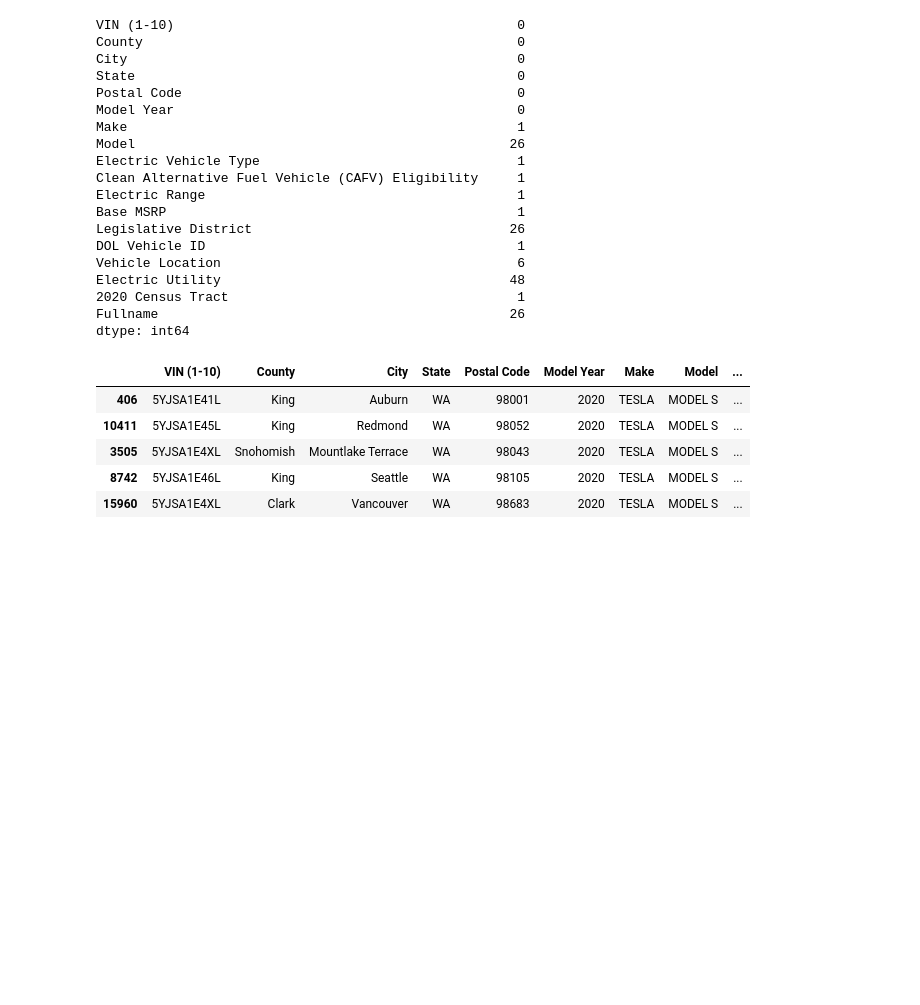
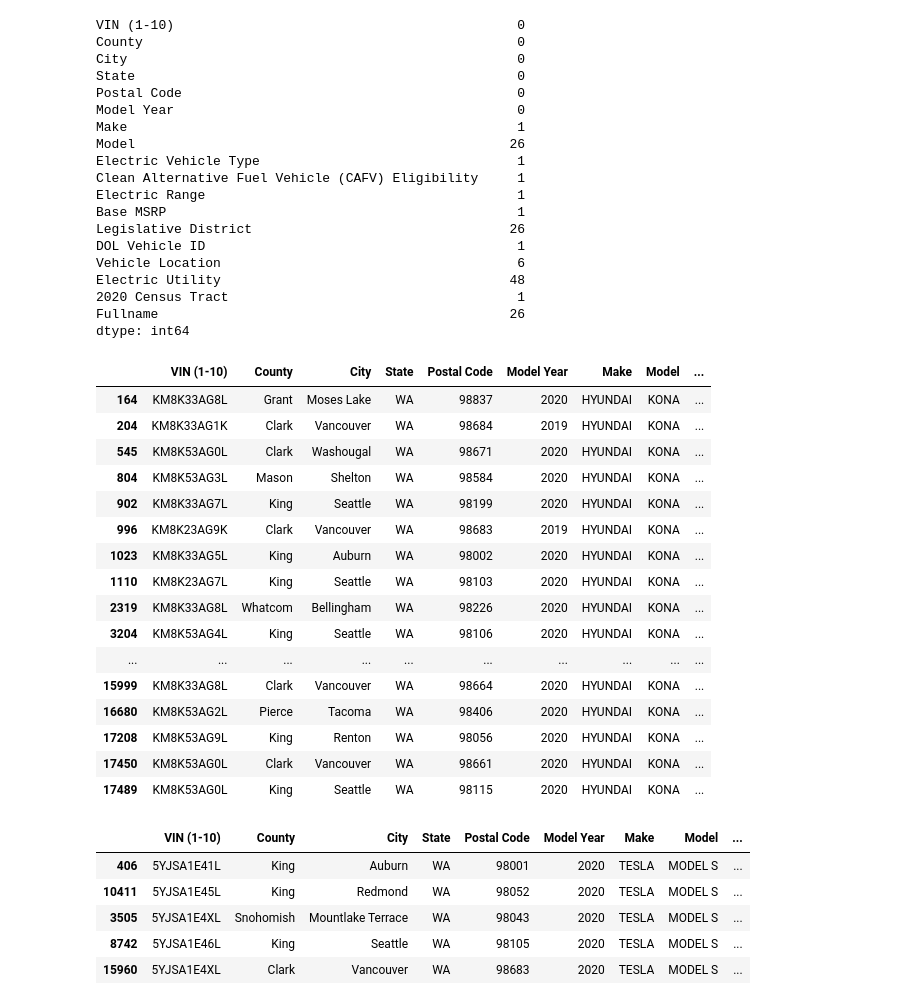
Before and after one commit to leoisqualified/data-analysis-and-ml, a Jupyter notebook: Electric_Vehicle.ipynb, the cells around one changed output. Cells and saved outputs as stored; diff of their text form; code cells hidden in the pictures; blank space fills up the shorter version.

```diff
--- a/Electric_Vehicle.ipynb
+++ b/Electric_Vehicle.ipynb
@@ -64,6 +64,25 @@ Fullname                                             26
 dtype: int64
 # %%
 df1 = df.fillna(value=0)
+df1[df1['Fullname']=='HYUNDAI-KONA']
+# %% [output]
+|  | VIN (1-10) | County | City | State | Postal Code | Model Year | Make | Model | ... |
+| 164 | KM8K33AG8L | Grant | Moses Lake | WA | 98837 | 2020 | HYUNDAI | KONA | ... |
+| 204 | KM8K33AG1K | Clark | Vancouver | WA | 98684 | 2019 | HYUNDAI | KONA | ... |
+| 545 | KM8K53AG0L | Clark | Washougal | WA | 98671 | 2020 | HYUNDAI | KONA | ... |
+| 804 | KM8K53AG3L | Mason | Shelton | WA | 98584 | 2020 | HYUNDAI | KONA | ... |
+| 902 | KM8K33AG7L | King | Seattle | WA | 98199 | 2020 | HYUNDAI | KONA | ... |
+| 996 | KM8K23AG9K | Clark | Vancouver | WA | 98683 | 2019 | HYUNDAI | KONA | ... |
+| 1023 | KM8K33AG5L | King | Auburn | WA | 98002 | 2020 | HYUNDAI | KONA | ... |
+| 1110 | KM8K23AG7L | King | Seattle | WA | 98103 | 2020 | HYUNDAI | KONA | ... |
+| 2319 | KM8K33AG8L | Whatcom | Bellingham | WA | 98226 | 2020 | HYUNDAI | KONA | ... |
+| 3204 | KM8K53AG4L | King | Seattle | WA | 98106 | 2020 | HYUNDAI | KONA | ... |
+| ... | ... | ... | ... | ... | ... | ... | ... | ... | ... |
+| 15999 | KM8K33AG8L | Clark | Vancouver | WA | 98664 | 2020 | HYUNDAI | KONA | ... |
+| 16680 | KM8K53AG2L | Pierce | Tacoma | WA | 98406 | 2020 | HYUNDAI | KONA | ... |
+| 17208 | KM8K53AG9L | King | Renton | WA | 98056 | 2020 | HYUNDAI | KONA | ... |
+| 17450 | KM8K53AG0L | Clark | Vancouver | WA | 98661 | 2020 | HYUNDAI | KONA | ... |
+| 17489 | KM8K53AG0L | King | Seattle | WA | 98115 | 2020 | HYUNDAI | KONA | ... |
 # %%
 df2 = df1.sort_values(by=['Electric Range'], ascending = False)
 df2.head()
```
Also changed, not shown: parts of 4 cells of this notebook.
